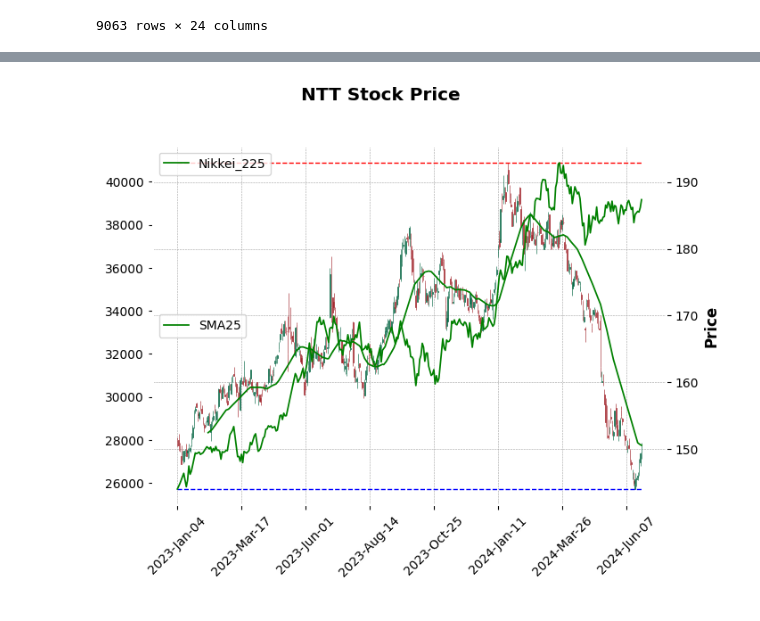
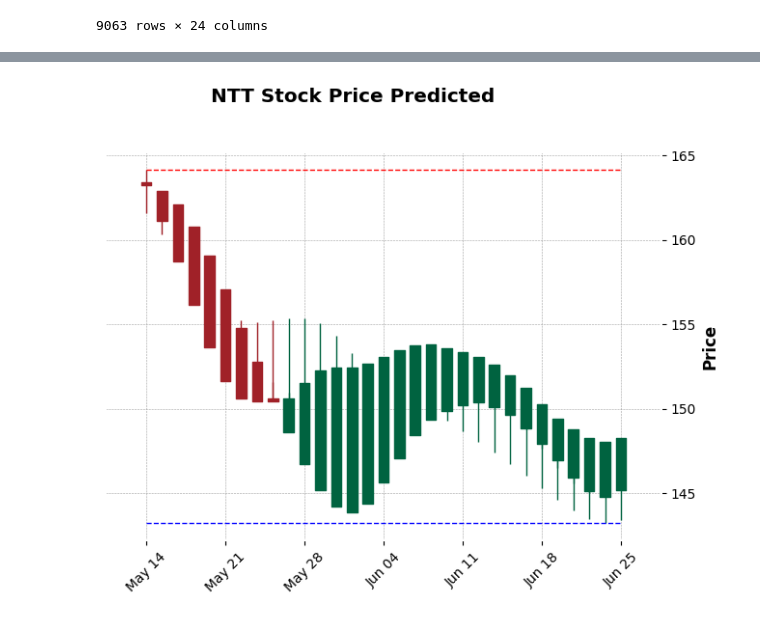
Before and after one commit to SuSyungen/Assignment, a Jupyter notebook: NTT_stock.ipynb, the cells around one changed output, grey strips where cells are left out. Saved outputs shown, nothing was run; the diff lists cells and outputs as text; code cells hidden in the pictures.

```diff
--- a/NTT_stock.ipynb
+++ b/NTT_stock.ipynb
@@ -656,7 +641,6 @@ df_merged_copy = df_merged.copy()
 # %%
-for i in range(30):
-
-    array = np.array(stockmodel._model(X_train[-1].reshape([1, 60, 24])))
+for i in range(days_to_predict):
+    print(i)
 
     target_shape = (1, 24)
     current_size = array.size
@@ -674,10 +658,11 @@ for i in range(30):
 
     restored_df = rolling(restored_df)
     df_technical = pipeline(restored_df)
-    df_merged_copy = restored_df
+    df_merged_copy = df_technical
 
-    df_technical = df_technical.iloc[:-30]
+    df_technical = df_technical.iloc[:-days_to_predict]
     scaled_new = scaler.transform(df_technical.values)
 
-    look_back = 60
     X_new, y_new = create_dataset(scaled_new, look_back)
+    array = np.array(stockmodel._model(X_new[-1].reshape([1, look_back, 24])))
+    predicted_array = np.concatenate((predicted_array, array), axis=0)
@@ -747,29 +687,10 @@ mpf.plot(
-# %%
-date_filter = "2022-12-31"
-date_filtered_df = df_merged[df_merged.index > date_filter]
-
-df_merged_filtered = rolling(date_filtered_df)
-
-apds = [
-    mpf.make_addplot(df_merged_filtered["SMA25"], color="green", label="SMA25"),
-    mpf.make_addplot(df_merged_filtered["Value_ave"], color="green", label="Nikkei_225")
-]
-
-max_price = df_merged_filtered['High'].max()
-min_price = df_merged_filtered['Low'].min()
-
-# 最大値線と最小値線
-max_line = mpf.make_addplot([max_price] * len(df_merged_filtered), color='r', linestyle='--', width=1)
-min_line = mpf.make_addplot([min_price] * len(df_merged_filtered), color='b', linestyle='--', width=1)
-
-# ローソク足チャート+移動平均
-mpf.plot(
-    data = df_merged_filtered,
-    type = "candle",
-    addplot=[*apds, max_line, min_line],
-    style = "charles",
-    title = "NTT Stock Price",
-    ylabel = "Price",
-)
-# %% [output]
-[figure, removed]
+# %%
+new_array = np.zeros((predicted_array.shape[0], 24))
+
+new_array[:, :5] = predicted_array
+
+new_array = scaler.inverse_transform(new_array)
+
+new_array = pd.DataFrame(new_array, columns = df_merged.columns.to_list()[:24])
+
+new_array.index = df_merged.iloc[-days_to_predict - 1:].index
@@ -775,0 +703,25 @@ mpf.plot(
+# %%
+date_filter = "2022-12-31"
+date_filtered_df = new_array[new_array.index > date_filter]
+
+df_technical_filtered = rolling(date_filtered_df)
+
+
+max_price = df_technical_filtered['High'].max()
+min_price = df_technical_filtered['Low'].min()
+
+# 最大値線と最小値線
+max_line = mpf.make_addplot([max_price] * len(df_technical_filtered), color='r', linestyle='--', width=1)
+min_line = mpf.make_addplot([min_price] * len(df_technical_filtered), color='b', linestyle='--', width=1)
+
+# ローソク足チャート+移動平均
+mpf.plot(
+    data = df_technical_filtered,
+    type = "candle",
+    addplot=[ max_line, min_line],
+    style = "charles",
+    title = "NTT Stock Price Predicted",
+    ylabel = "Price",
+)
+# %% [output]
+[figure, added]
```
Also changed, not shown: parts of 16 cells of this notebook.
